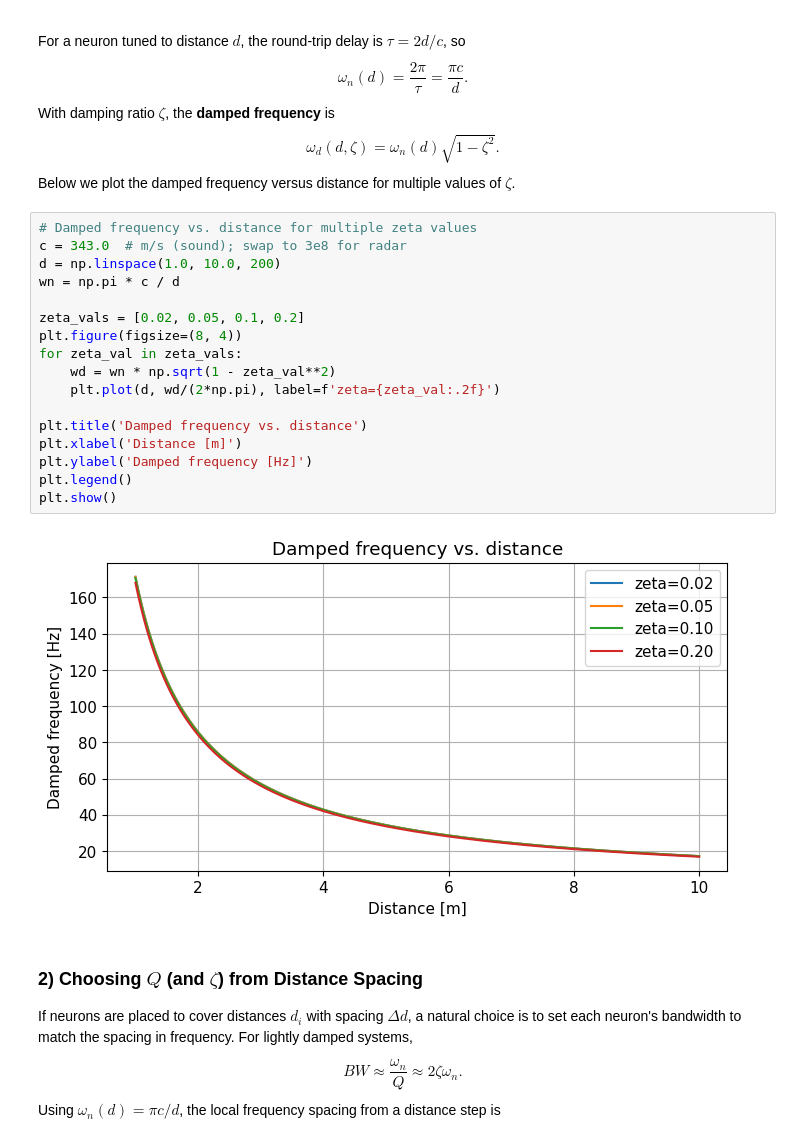
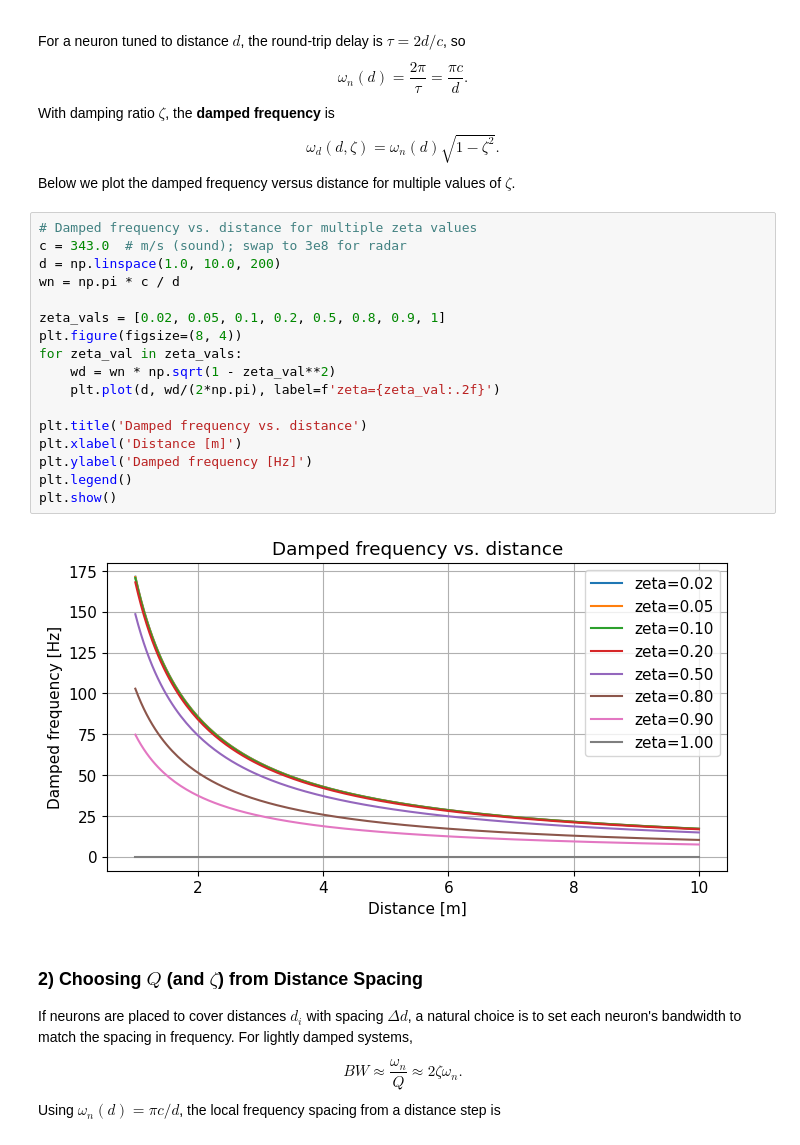
Before and after one commit to jackhenry02/Radar_SNN_2, a Jupyter notebook: theory/rf_control_theory.ipynb, the cells around one changed output. Drawn from its saved outputs; the diff is of its cells as text.

```diff
--- a/theory/rf_control_theory.ipynb
+++ b/theory/rf_control_theory.ipynb
@@ -296,22 +296,22 @@ Below we plot the damped frequency versus distance for multiple values of $\zeta
 # %%
 # Damped frequency vs. distance for multiple zeta values
 c = 343.0  # m/s (sound); swap to 3e8 for radar
 d = np.linspace(1.0, 10.0, 200)
 wn = np.pi * c / d
 
-zeta_vals = [0.02, 0.05, 0.1, 0.2]
+zeta_vals = [0.02, 0.05, 0.1, 0.2, 0.5, 0.8, 0.9, 1]
 plt.figure(figsize=(8, 4))
 for zeta_val in zeta_vals:
     wd = wn * np.sqrt(1 - zeta_val**2)
     plt.plot(d, wd/(2*np.pi), label=f'zeta={zeta_val:.2f}')
 
 plt.title('Damped frequency vs. distance')
 plt.xlabel('Distance [m]')
 plt.ylabel('Damped frequency [Hz]')
 plt.legend()
 plt.show()
 # %% [output]
-[figure, old version]
+[figure, new version]
 # %% [markdown]
 ### 2) Choosing $Q$ (and $\zeta$) from Distance Spacing
 If neurons are placed to cover distances $d_i$ with spacing $\Delta d$, a natural choice is to set each
```
Also changed, not shown: parts of 13 cells of this notebook.
